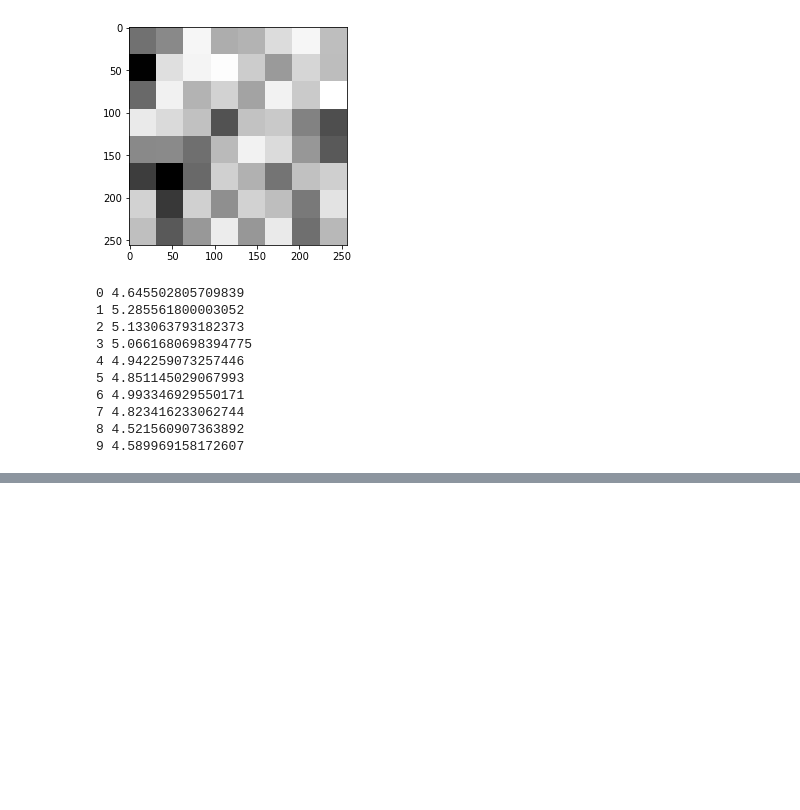
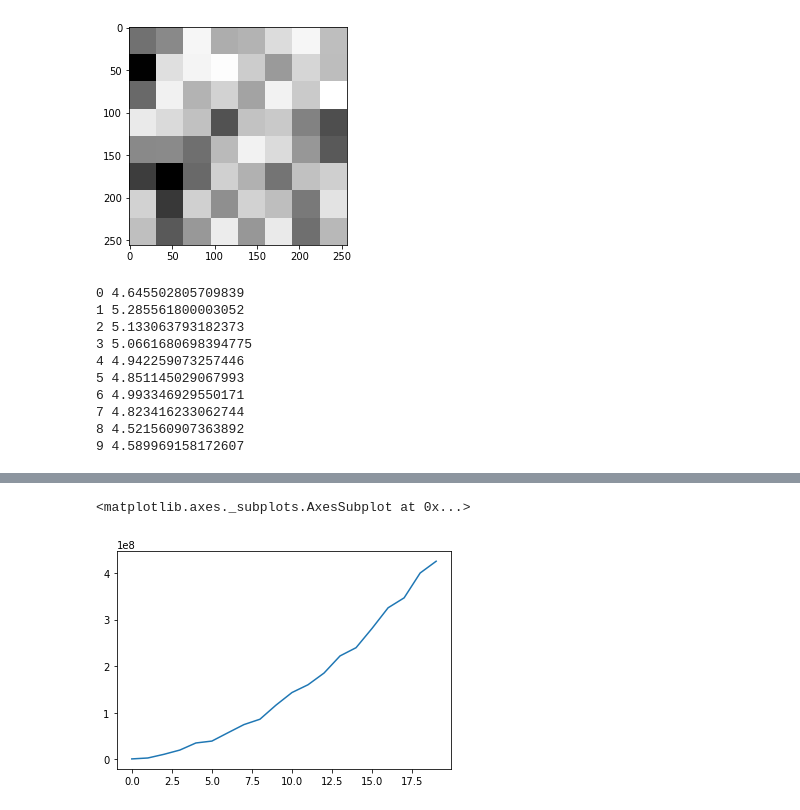
Before and after one commit to jamunozlab/turbulence, a Jupyter notebook: hierarchical_random_walk.ipynb, the cells around one changed output, grey strips where cells are left out. Saved outputs shown, nothing was run; the diff lists cells and outputs as text; code cells hidden in the pictures; blank space fills up the shorter version.

```diff
--- a/hierarchical_random_walk.ipynb
+++ b/hierarchical_random_walk.ipynb
@@ -806,0 +912,5 @@ for generation in range(Ngenerations):
+# %%
+pd.DataFrame(topLsesList).median().plot()
+# %% [output]
+<matplotlib.axes._subplots.AxesSubplot at 0x...>
+[figure, added]
```
Also changed, not shown: parts of 23 cells of this notebook.
